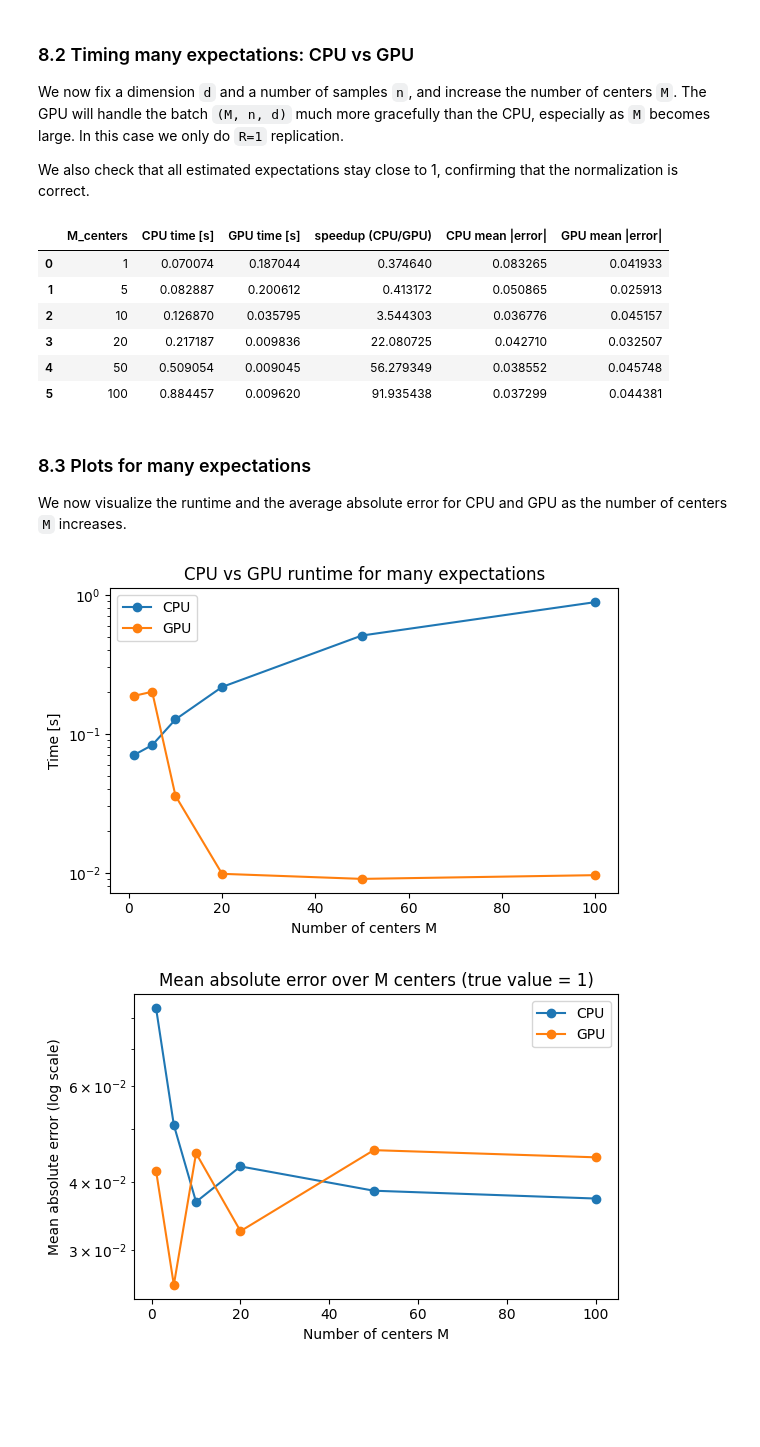
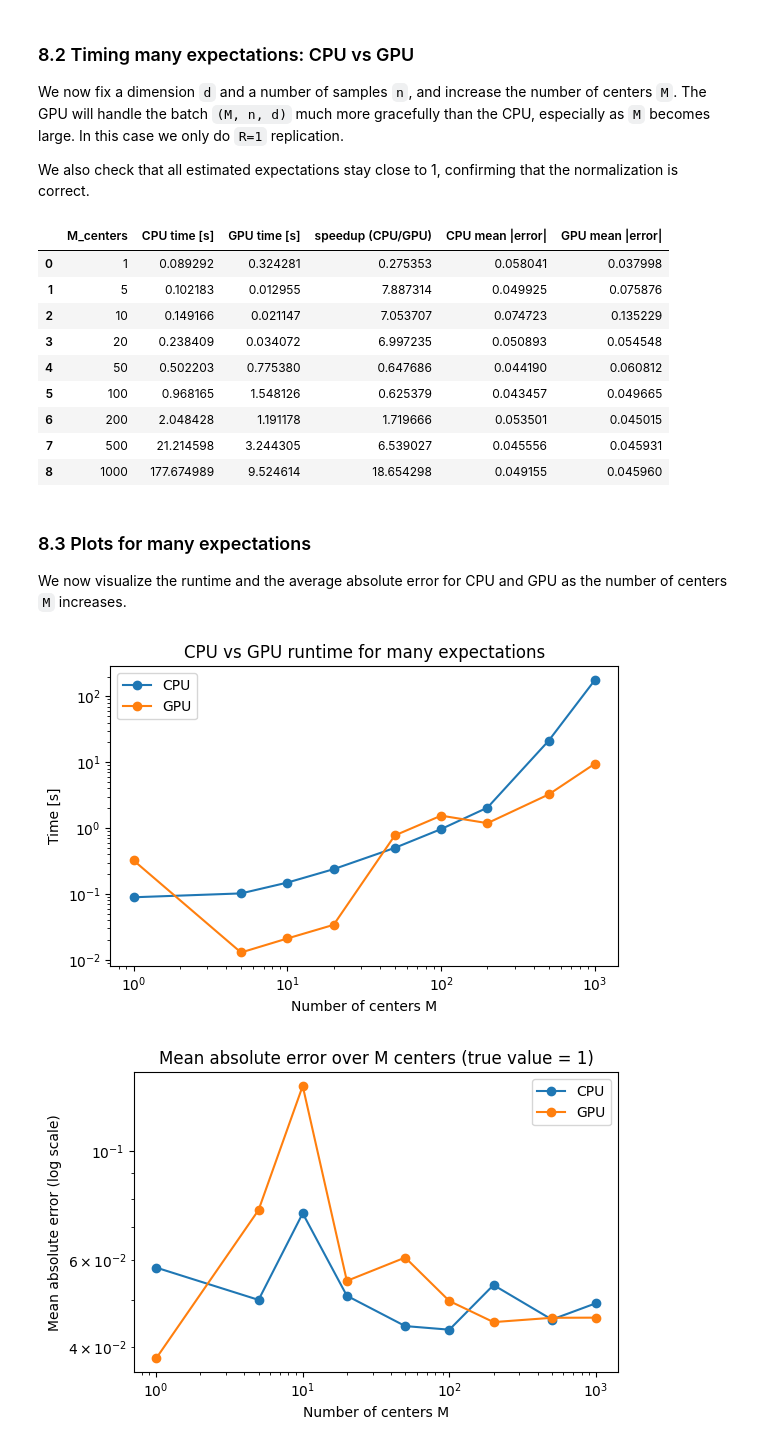
Before and after one commit to QMCSoftware/MATH565Fall2025, a Jupyter notebook: notebooks/GPU_MonteCarlo_Demo.ipynb, the cells around one changed output. Drawn from its saved outputs; the diff is of its cells as text; code cells hidden in the pictures; blank space fills up the shorter version.

```diff
--- a/notebooks/GPU_MonteCarlo_Demo.ipynb
+++ b/notebooks/GPU_MonteCarlo_Demo.ipynb
@@ -94,7 +94,15 @@ def mc_gpu_float32(n: int, d: int) -> float:
 def time_run(func, *args, **kwargs):
     """Utility to time a function call and return (value, elapsed_seconds)."""
     t0 = time.perf_counter()
+    if device.type.lower()=="mps":
+        torch.mps.synchronize()
+    elif device.type.lower()=="cuda":
+        torch.cuda.synchronize()
     val = func(*args, **kwargs)
+    if device.type.lower()=="mps":
+        torch.mps.synchronize()
+    elif device.type.lower()=="cuda":
+        torch.cuda.synchronize()
     t1 = time.perf_counter()
     return val, t1 - t0
 # %% [markdown]
@@ -449,7 +457,15 @@ def mc_many_gpu_float32(n: int, d: int, A_torch: torch.Tensor, device: torch.dev
 def time_run(func, *args, **kwargs):
     """Utility to time a function call and return (value, elapsed_seconds)."""
     t0 = time.perf_counter()
+    if device.type.lower()=="mps":
+        torch.mps.synchronize()
+    elif device.type.lower()=="cuda":
+        torch.cuda.synchronize()
     val = func(*args, **kwargs)
+    if device.type.lower()=="mps":
+        torch.mps.synchronize()
+    elif device.type.lower()=="cuda":
+        torch.cuda.synchronize()
     t1 = time.perf_counter()
     return val, t1 - t0
 # %% [markdown]
@@ -470,7 +486,7 @@ d_many = 20
 n_many = 200_000
 
 # Different numbers of centers M to try
-Ms = [1, 5, 10, 20, 50, 100]
+Ms = [1, 5, 10, 20, 50, 100, 200, 500, 1000]
 
 # Generate a fixed bank of centers A_max, to be shared between CPU and GPU
 M_max = max(Ms)
@@ -510,12 +526,15 @@ df_many = pd.DataFrame.from_records(records_many)
 df_many
 # %% [output]
 |  | M_centers | CPU time [s] | GPU time [s] | speedup (CPU/GPU) | CPU mean |error| | GPU mean |error| |
-| 0 | 1 | 0.070074 | 0.187044 | 0.374640 | 0.083265 | 0.041933 |
-| 1 | 5 | 0.082887 | 0.200612 | 0.413172 | 0.050865 | 0.025913 |
-| 2 | 10 | 0.126870 | 0.035795 | 3.544303 | 0.036776 | 0.045157 |
-| 3 | 20 | 0.217187 | 0.009836 | 22.080725 | 0.042710 | 0.032507 |
-| 4 | 50 | 0.509054 | 0.009045 | 56.279349 | 0.038552 | 0.045748 |
-| 5 | 100 | 0.884457 | 0.009620 | 91.935438 | 0.037299 | 0.044381 |
+| 0 | 1 | 0.089292 | 0.324281 | 0.275353 | 0.058041 | 0.037998 |
+| 1 | 5 | 0.102183 | 0.012955 | 7.887314 | 0.049925 | 0.075876 |
+| 2 | 10 | 0.149166 | 0.021147 | 7.053707 | 0.074723 | 0.135229 |
+| 3 | 20 | 0.238409 | 0.034072 | 6.997235 | 0.050893 | 0.054548 |
+| 4 | 50 | 0.502203 | 0.775380 | 0.647686 | 0.044190 | 0.060812 |
+| 5 | 100 | 0.968165 | 1.548126 | 0.625379 | 0.043457 | 0.049665 |
+| 6 | 200 | 2.048428 | 1.191178 | 1.719666 | 0.053501 | 0.045015 |
+| 7 | 500 | 21.214598 | 3.244305 | 6.539027 | 0.045556 | 0.045931 |
+| 8 | 1000 | 177.674989 | 9.524614 | 18.654298 | 0.049155 | 0.045960 |
 # %% [markdown]
 ### 8.3 Plots for many expectations
 
@@ -524,29 +543,31 @@ number of centers `M` increases.
 # %%
 fig, ax = plt.subplots(figsize=(6, 4))
 
 ax.plot(df_many["M_centers"], df_many["CPU time [s]"], marker="o", label="CPU")
 ax.plot(df_many["M_centers"], df_many["GPU time [s]"], marker="o", label="GPU")
 
 ax.set_xlabel("Number of centers M")
 ax.set_ylabel("Time [s]")
 ax.set_title("CPU vs GPU runtime for many expectations")
+ax.set_xscale("log")
 ax.set_yscale("log")
 ax.legend()
 plt.tight_layout()
 plt.show()
 
 fig, ax = plt.subplots(figsize=(6, 4))
 
 ax.plot(df_many["M_centers"], df_many["CPU mean |error|"], marker="o", label="CPU")
 ax.plot(df_many["M_centers"], df_many["GPU mean |error|"], marker="o", label="GPU")
 
+ax.set_xscale("log")
 ax.set_yscale("log")
 ax.set_xlabel("Number of centers M")
 ax.set_ylabel("Mean absolute error (log scale)")
 ax.set_title("Mean absolute error over M centers (true value = 1)")
 ax.legend()
 plt.tight_layout()
 plt.show()
 # %% [output]
-[figure, old version]
+[figure, new version]
-[figure, old version]
+[figure, new version]
```
Also changed, not shown: parts of 5 cells of this notebook, 1 other file.
